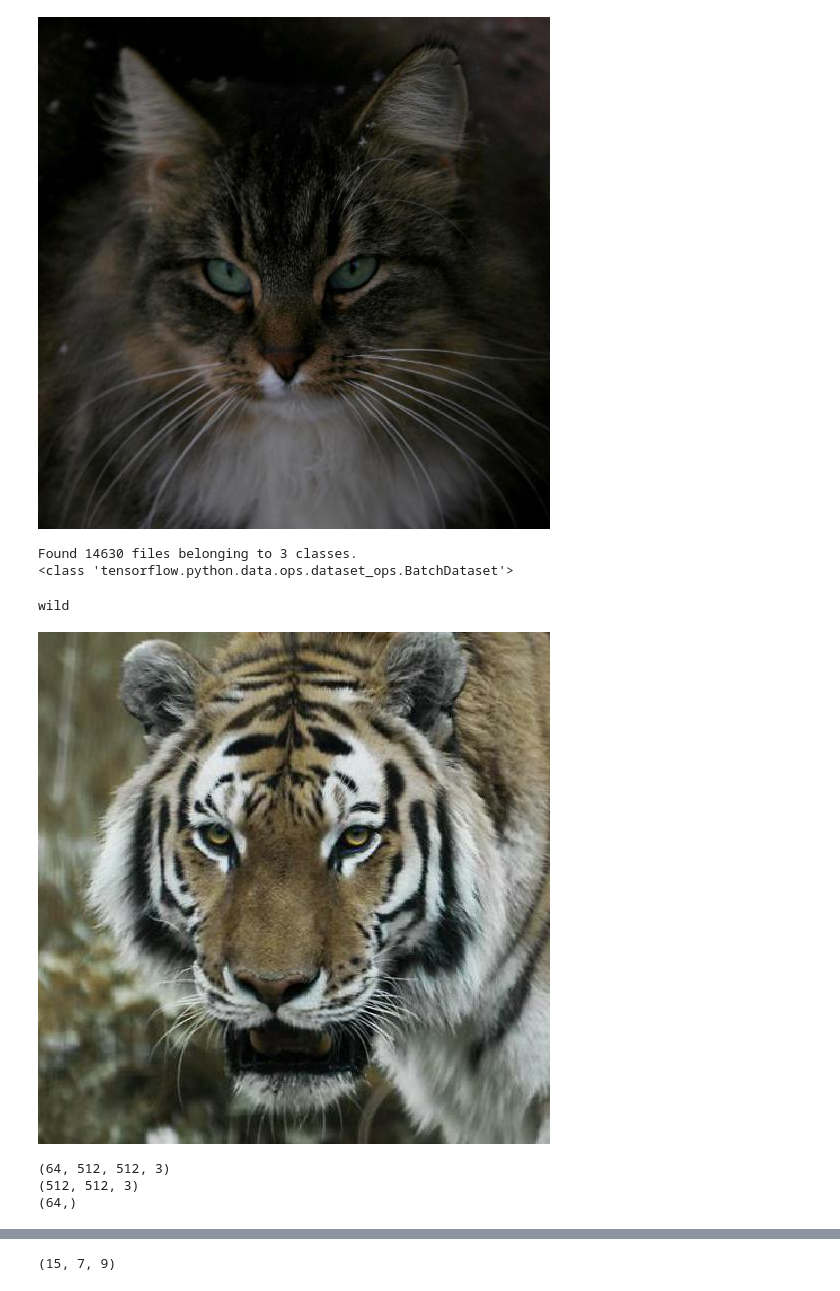
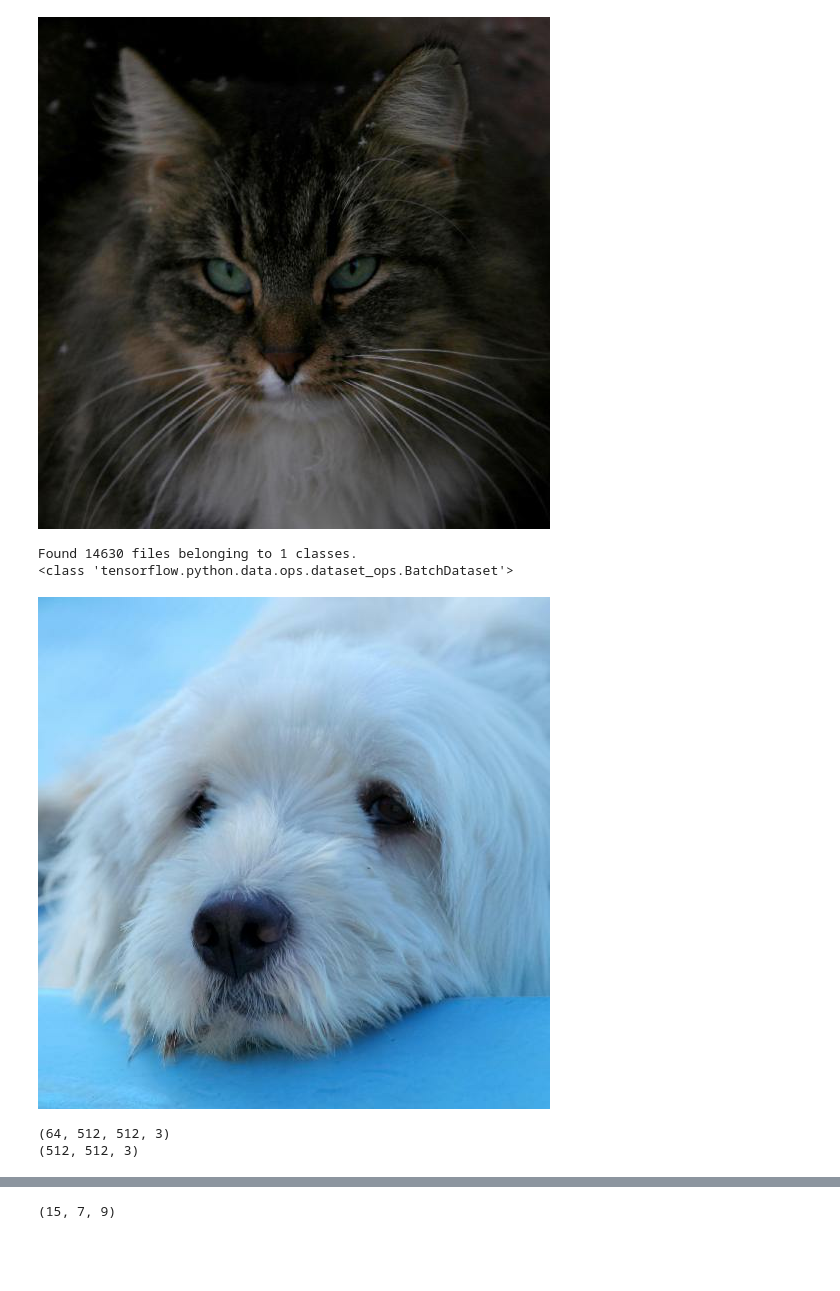
Before and after one commit to luca-arts/luca-arts.github.io, a Jupyter notebook: knowledge/AI/notebooks/Animal_faces_latent_interpolation.ipynb, the cells around one changed output, grey strips where cells are left out. Saved outputs shown, nothing was run; the diff lists cells and outputs as text; code cells hidden in the pictures; blank space fills up the shorter version.

```diff
--- a/knowledge/AI/notebooks/Animal_faces_latent_interpolation.ipynb
+++ b/knowledge/AI/notebooks/Animal_faces_latent_interpolation.ipynb
@@ -82,37 +81,35 @@ img_width = 512
 # Load the data
 ds = keras.utils.image_dataset_from_directory(
     '/content/afhq/train',
-    labels="inferred",
-    label_mode="int",
+    # labels="None",
+    label_mode=None,
     batch_size=BATCH_SIZE,
     image_size=(img_height,img_width)
     )
 print(type(ds))
 # %% [output]
-Found 14630 files belonging to 3 classes.
+Found 14630 files belonging to 1 classes.
 <class 'tensorflow.python.data.ops.dataset_ops.BatchDataset'>
 # %%
 # show the first example of the batch
 it = iter(ds)
 test_img_batch = next(it)
-test_img = test_img_batch[0][0]
-test_img_label = test_img_batch[1][0]
-print(ds.class_names[test_img_label.numpy()])
+test_img = test_img_batch[0]
+# test_img_label = test_img_batch[1][0]
+# print(ds.class_names[test_img_label.numpy()])
 test_img = keras.preprocessing.image.array_to_img(test_img)
 test_img
 # %% [output]
-wild
-[figure, old version]
+[figure, new version]
 # %%
-for image_batch, labels_batch in ds:
+for image_batch in ds:
   print(image_batch.shape)
   print(image_batch.shape[1:])
 
-  print(labels_batch.shape)
+  # print(labels_batch.shape)
   break
 # %% [output]
 (64, 512, 512, 3)
 (512, 512, 3)
-(64,)
 # %%
 # preprocessing of data
```
Also changed, not shown: parts of 10 cells of this notebook.
